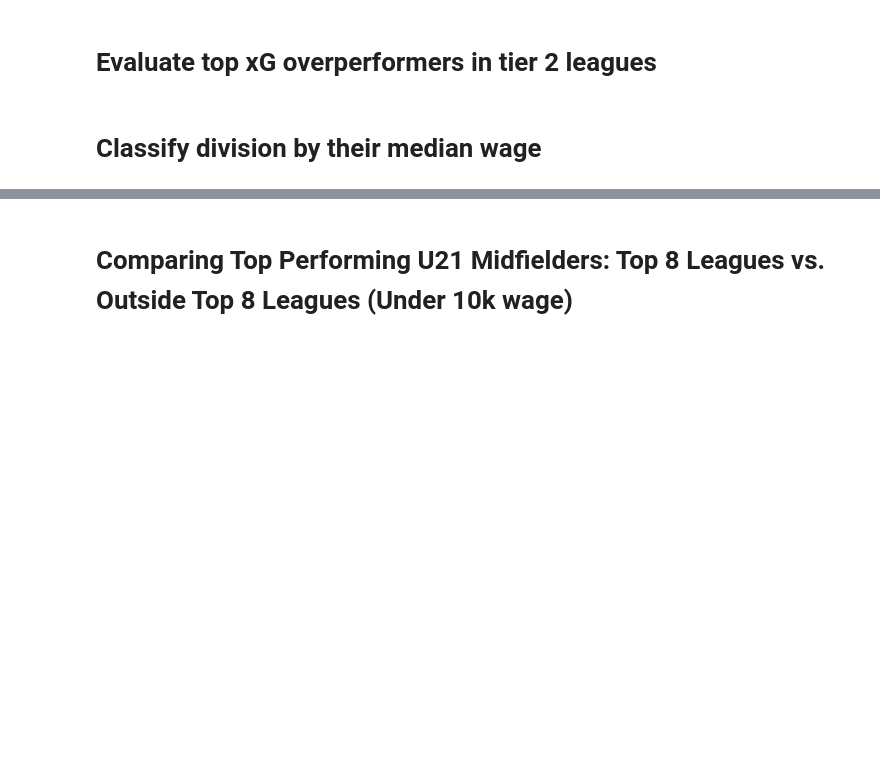
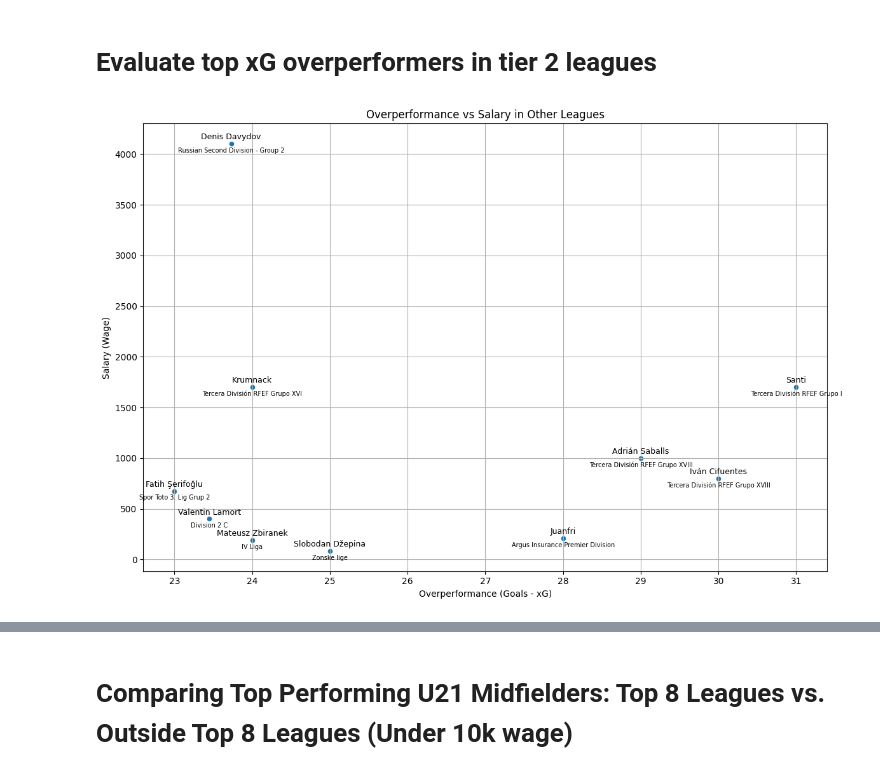
Before and after one commit to bbmt0/fm22_moneyball, a Jupyter notebook: notebooks/01_data_explo.ipynb, the cells around one changed output, grey strips where cells are left out. Drawn from its saved outputs; the diff is of its cells as text; code cells hidden in the pictures; blank space fills up the shorter version.

```diff
--- a/notebooks/01_data_explo.ipynb
+++ b/notebooks/01_data_explo.ipynb
@@ -215,2 +273,45 @@ tier_2_leagues = ["EFL Championship", "Liga Portugal SABSEG", "Eredivisie", "Lig
-# %% [markdown]
-# Classify division by their median wage
+# %%
+# Exclude top 5 leagues from the dataset
+df_other_leagues = df[~df['Division'].isin(top_leagues)]
+# Exclude null wage values
+df_other_leagues = df_other_leagues[df_other_leagues['Wage'] > 0]
+# Exclude 0 division values
+df_other_leagues = df_other_leagues[df_other_leagues['Division'] != 0]
+# Top overperformers in other leagues
+df_other_leagues['Overperformance_Gls_xG'] = df_other_leagues['Goals'] - df_other_leagues['xG']
+df_other_leagues = df_other_leagues.nlargest(10, 'Overperformance_Gls_xG')
+
+plt.figure(figsize=(12, 8))
+sns.scatterplot(x='Overperformance_Gls_xG', y='Wage', data=df_other_leagues, palette='viridis')
+for i in range(len(df_other_leagues)):
+    player_name = df_other_leagues.iloc[i]['Name']
+    division = df_other_leagues.iloc[i]['Division']
+    overperformance = df_other_leagues.iloc[i]['Overperformance_Gls_xG']
+    wage = df_other_leagues.iloc[i]['Wage']
+
+    plt.annotate(
+        player_name,
+        (overperformance, wage),
+        textcoords="offset points",
+        xytext=(0,5),
+        ha='center',
+        fontsize=9,
+        color='black'
+    )
+    plt.annotate(
+        division,
+        (overperformance, wage),
+        textcoords="offset points",
+        xytext=(0,-10),
+        ha='center',
+        fontsize=7,
+        color='black'
+    )
+
+plt.title('Overperformance vs Salary in Other Leagues')
+plt.xlabel('Overperformance (Goals - xG)')
+plt.ylabel('Salary (Wage)')
+plt.grid(True)
+plt.tight_layout()
+# %% [output]
+[figure, added]
```
Also changed, not shown: parts of 14 cells of this notebook, 2 other files.
